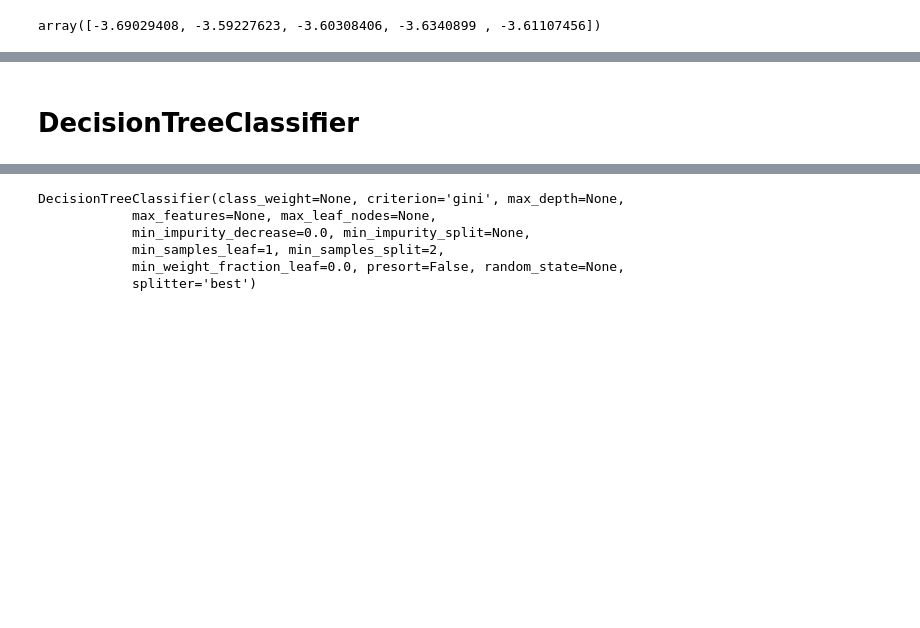
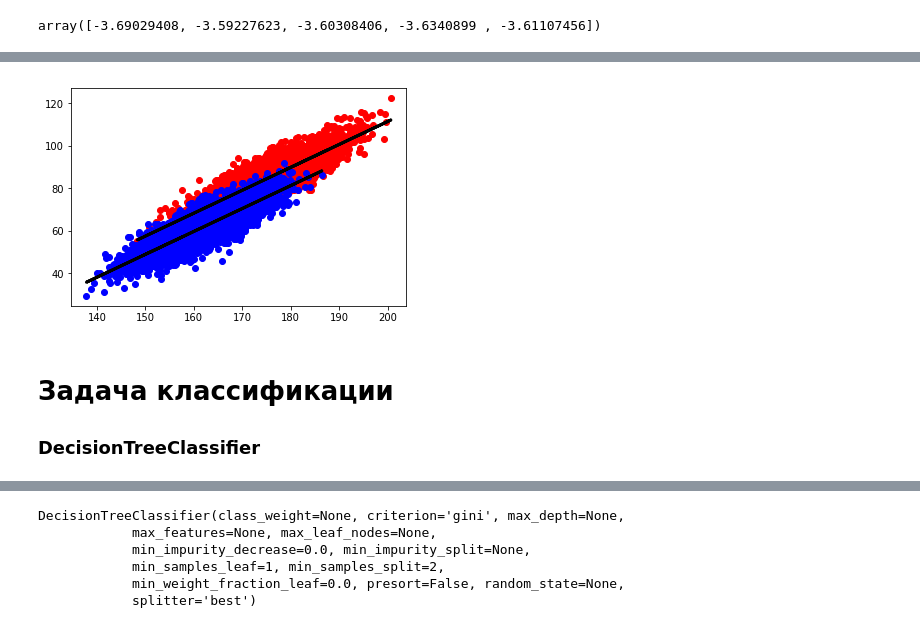
Before and after one commit to Eldar7/shift, a Jupyter notebook: HeightWeight.ipynb, the cells around one changed output, grey strips where cells are left out. Cells and saved outputs as stored; diff of their text form; code cells hidden in the pictures; blank space fills up the shorter version.

```diff
--- a/HeightWeight.ipynb
+++ b/HeightWeight.ipynb
@@ -122,5 +261,15 @@ array([-3.69029408, -3.59227623, -3.60308406, -3.6340899 , -3.61107456])
+# %%
+plt.plot(df[df.Gender == 'Male'].iloc[:,1], df[df.Gender == 'Male'].iloc[:,2], 'ro');
+plt.plot(df[df.Gender == 'Female'].iloc[:,1], df[df.Gender == 'Female'].iloc[:,2], 'bo');
+
+plt.plot(df[df.Gender == 'Male'][['Height']], lr.predict(df[df.Gender == 'Male'][['Height','Is_Man']]), color='black', linewidth=3);
+plt.plot(df[df.Gender == 'Female'][['Height']], lr.predict(df[df.Gender == 'Female'][['Height','Is_Man']]), color='black', linewidth=3);
+# %% [output]
+[figure, added]
 # %% [markdown]
-# DecisionTreeClassifier
+# Задача классификации
+
+### DecisionTreeClassifier
 # %%
 from sklearn.tree import DecisionTreeClassifier
 # %%
```
Also changed, not shown: parts of 66 cells of this notebook, 6 other files.
